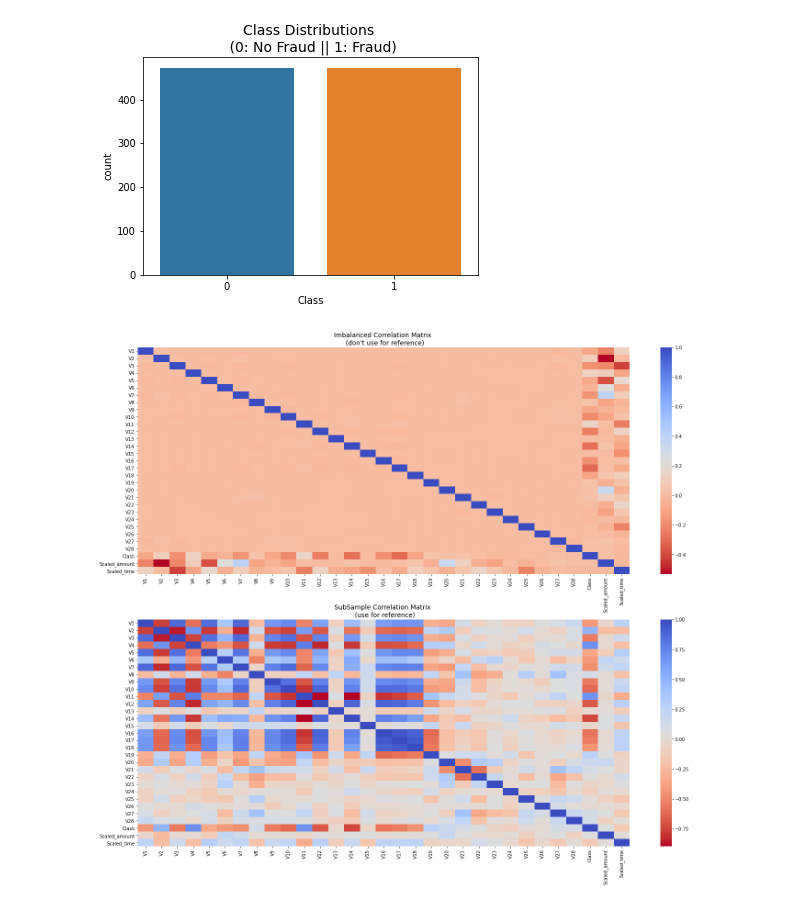
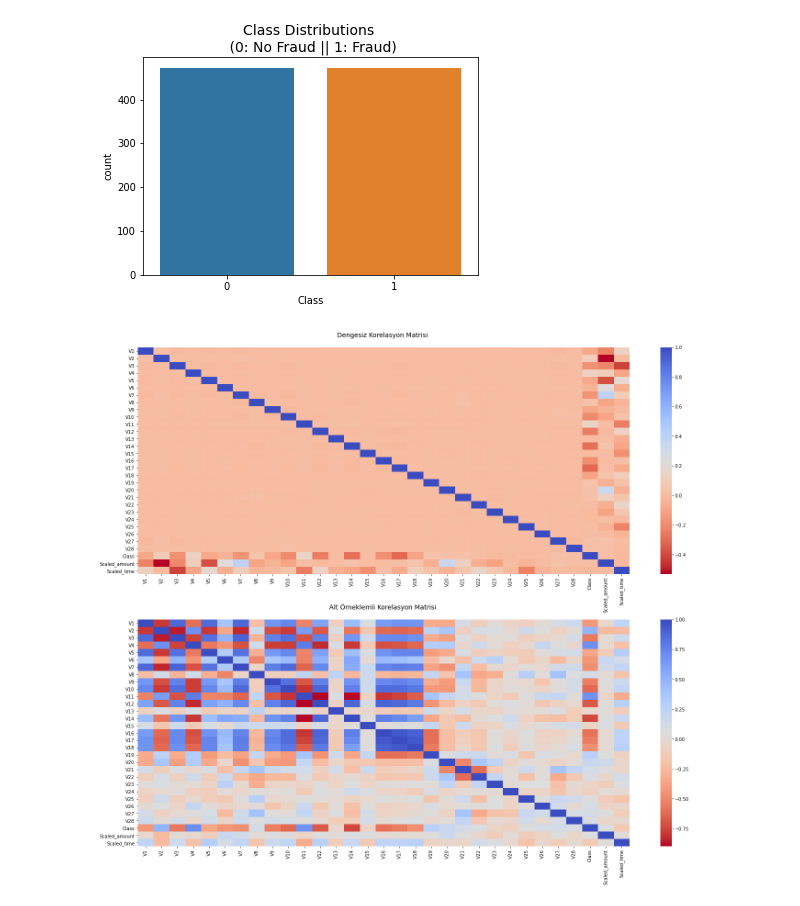
Before and after one commit to coderrved/credit-card-fraud-detection, a Jupyter notebook: Artificial Intelligence/credit-fraud-under-sampling.ipynb, the cells around one changed output. Saved outputs shown, nothing was run; the diff lists cells and outputs as text; code cells hidden in the pictures.

```diff
--- a/Artificial Intelligence/credit-fraud-under-sampling.ipynb
+++ b/Artificial Intelligence/credit-fraud-under-sampling.ipynb
@@ -114,18 +114,17 @@ fraud = raw_data[raw_data['Class']==1] # Class sütunu eğer 1 ise bu bize kredi
 
 normal = raw_data[raw_data['Class']==0] # Class sütunu eğer 0 ise bu bize kredi kartının normal olduğunu gösterir.
 # %%
-# Correlation matrix
 f, (ax1, ax2) = plt.subplots(2, 1, figsize=(24,20))
 
-# Correlation matrix of raw_data
+
 corr = raw_data.corr()
 sns.heatmap(corr, cmap='coolwarm_r', annot_kws={'size':20}, ax=ax1)
-ax1.set_title("Imbalanced Correlation Matrix \n (don't use for reference)", fontsize=14)
+ax1.set_title("Dengesiz Korelasyon Matrisi \n", fontsize=14)
 
 # Correlation matrix of under sampling data
 sub_sample_corr = data.corr()
 sns.heatmap(sub_sample_corr, cmap='coolwarm_r', annot_kws={'size':20}, ax=ax2)
-ax2.set_title('SubSample Correlation Matrix \n (use for reference)', fontsize=14)
+ax2.set_title('Alt Örneklemli Korelasyon Matrisi \n', fontsize=14)
 plt.show()
 # %% [output]
-[figure, old version]
+[figure, new version]
```
Also changed, not shown: parts of 19 cells of this notebook, 3 other files.
